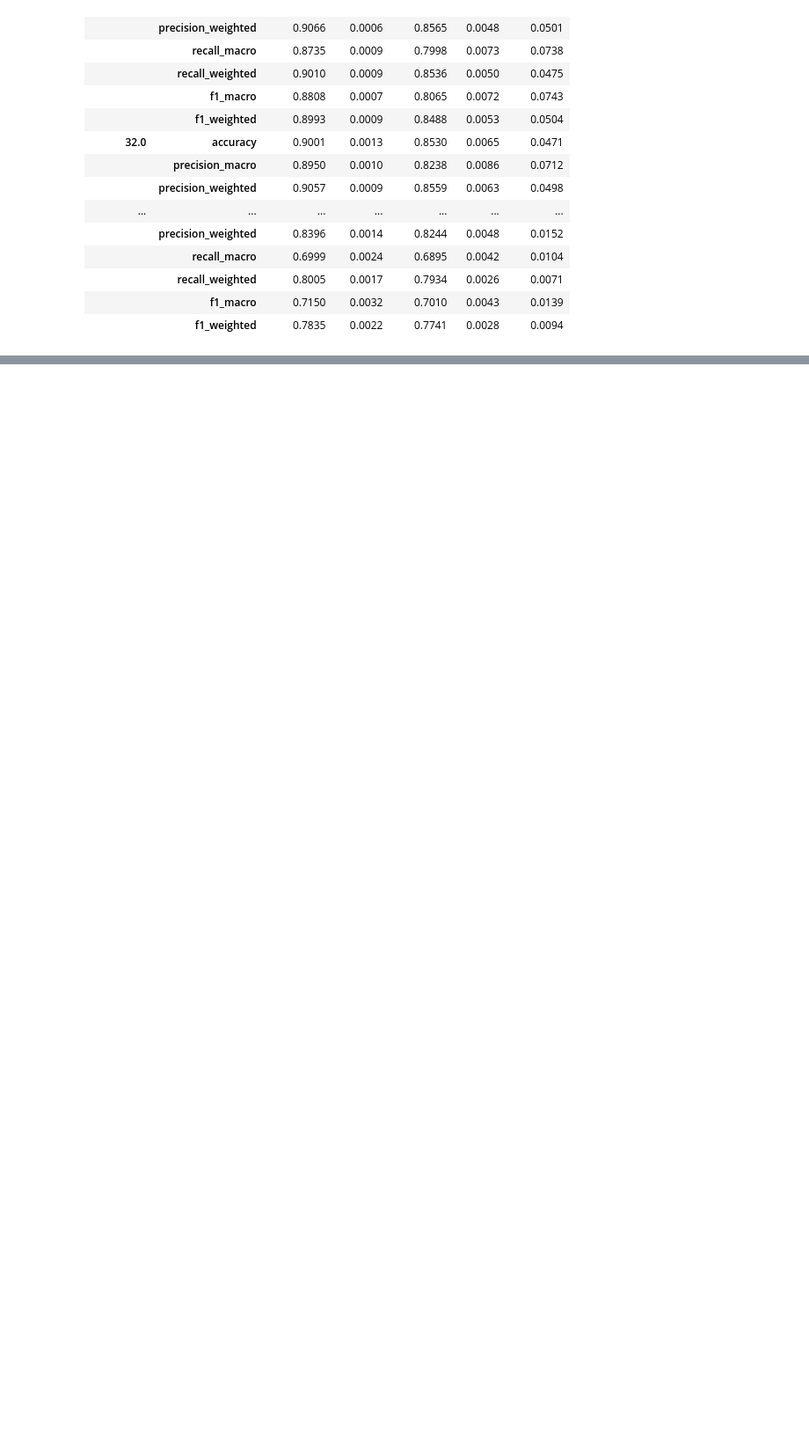
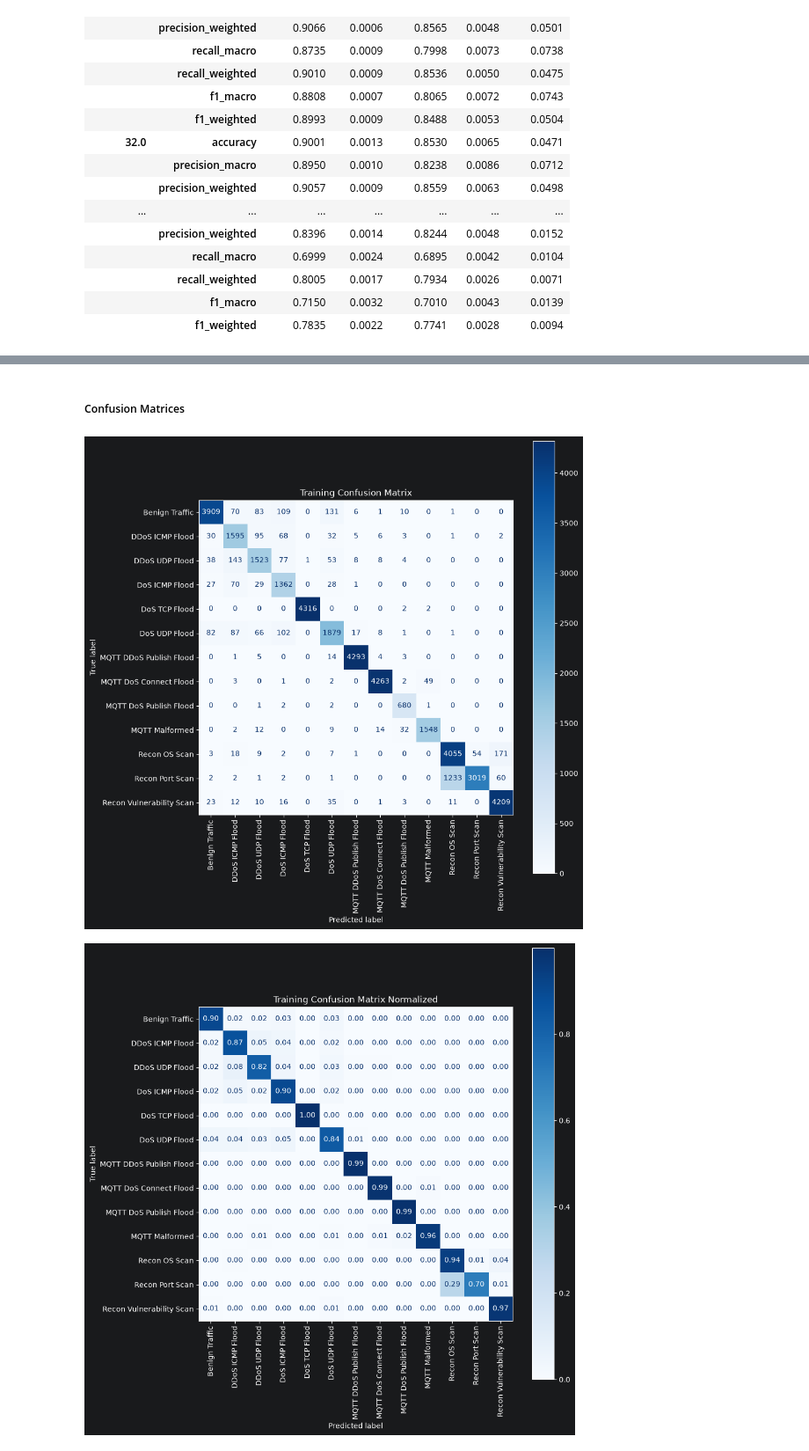
Before and after one commit to Highlighter56/NetworkTrafficClassifier, a Jupyter notebook: notebooks/random_forest.ipynb, the cells around one changed output, grey strips where cells are left out. Shown at 88% size. Saved outputs shown, nothing was run; the diff lists cells and outputs as text; code cells hidden in the pictures; blank space fills up the shorter version.

Commit message:
updated random_forest notebook and added unfinished svm notebook using cross validation and parameter tuning from extra credit assignment

```diff
--- a/notebooks/random_forest.ipynb
+++ b/notebooks/random_forest.ipynb
@@ -139,6 +139,16 @@ def summarize_folds(results, scoring):
 rf_model = Pipeline(steps=[
         ('clf', RandomForestClassifier())
     ])
+
+rf_model_best = Pipeline(steps=[
+        ('clf', RandomForestClassifier(
+            n_estimators=100,
+            max_depth=32,
+            min_samples_leaf=5,
+            min_samples_split=20,
+            class_weight='balanced'
+        ))
+    ])
 # %% [markdown]
 ### 6. K-fold Cross Validation
 # %%
@@ -426,0 +652,7 @@ display(df_compare)
+# %%
+rf_model_best.fit(features_train_holdout, targets_train_holdout)
+holdout_scores = pd.DataFrame({
+    "Train": evaluate(rf_model_best, features_train_holdout, targets_train_holdout),
+    "Validation": evaluate(rf_model_best, features_val_holdout, targets_val_holdout),
+}).T
+holdout_scores
@@ -426,0 +707,33 @@ display(df_compare)
+# %% [markdown]
+##### Confusion Matrices
+# %%
+train_cm = plot_confusion_matrix(
+    rf_model_best,
+    features_train_holdout,
+    targets_train_holdout,
+    title="Training Confusion Matrix"
+)
+
+train_cm_norm = plot_confusion_matrix_norm(
+    rf_model_best,
+    features_train_holdout,
+    targets_train_holdout,
+    title="Training Confusion Matrix Normalized"
+)
+
+val_cm = plot_confusion_matrix(
+    rf_model_best,
+    features_val_holdout,
+    targets_val_holdout,
+    title="Validation Confusion Matrix"
+)
+
+val_cm_norm = plot_confusion_matrix_norm(
+    rf_model_best,
+    features_val_holdout,
+    targets_val_holdout,
+    title="Validation Confusion Matrix Normalized"
+)
+# %% [output]
+[figure, added]
+[figure, added]
```
Also changed, not shown: parts of 29 cells of this notebook, 1 other file.
